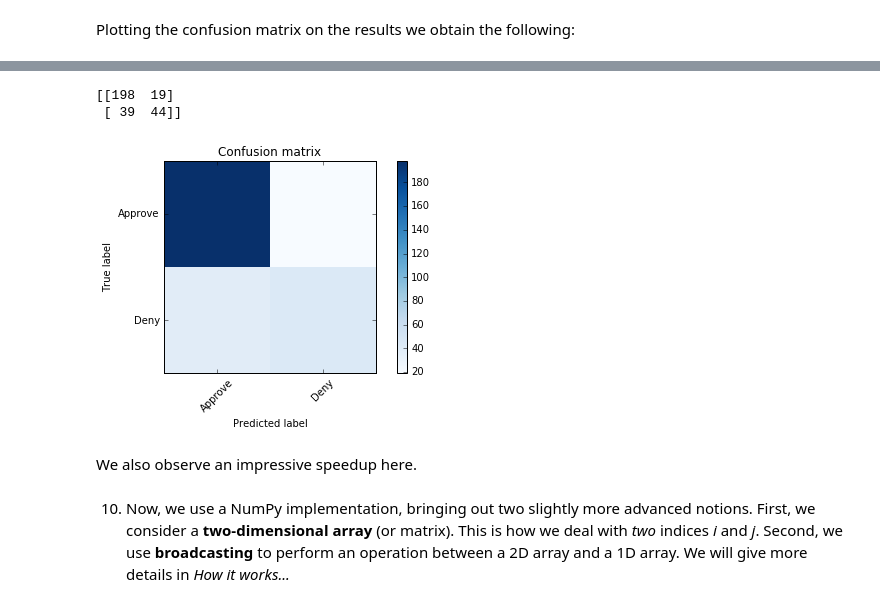
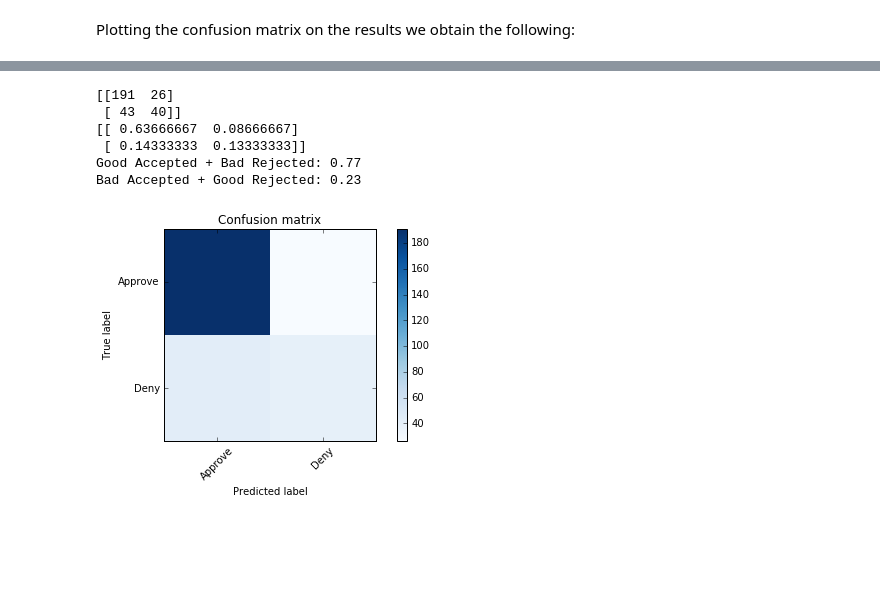
Before and after one commit to javierfdr/credit-scoring-analysis, a Jupyter notebook: src/credit_notebook.ipynb, the cells around one changed output, grey strips where cells are left out. Saved outputs shown, nothing was run; the diff lists cells and outputs as text; code cells hidden in the pictures; blank space fills up the shorter version.

```diff
--- a/src/credit_notebook.ipynb
+++ b/src/credit_notebook.ipynb
@@ -103,0 +215,24 @@ Plotting the confusion matrix on the results we obtain the following:
+# %%
+from sklearn.metrics import classification_report
+from scipy.stats import randint as sp_randint
+
+param_grid = [{"max_depth": [3, 5,10,15,20,30,40,70],
+               "max_features": [1, 3, 10,15,20]
+              }
+             ]
+
+clf = RandomForestClassifier(max_features = 'auto', max_depth=10)
+clf = GridSearchCV(clf, param_grid, cv=5, scoring='f1')
+clf.fit(X_train, y_train)
+
+print("Best parameters combination")
+print(clf.best_params_)
+print("F1 scores on each combination:")
+for params, mean_score, scores in clf.grid_scores_:
+    print("%0.3f (+/-%0.03f) for %r"
+          % (mean_score, scores.std() * 2, params))
+print("Detailed classification report:")
+y_true, y_pred = y_test, clf.predict(X_test)
+print(classification_report(y_true, y_pred))
+
+# Please wait, this could take a while
@@ -104,16 +257,30 @@ Plotting the confusion matrix on the results we obtain the following:
 # %%
 from sklearn.metrics import confusion_matrix
+from __future__ import division
+
 cm = confusion_matrix(y_test,y_pred)
-plotConfusionMatrix(cm,['Approve','Deny'])
+plot_confusion_matrix(cm,['Approve','Deny'])
 
+# brute confusion matrix values
 print cm
 TP = cm[0,0]
 TN = cm[0,1]
 FP = cm[1,0]
 FN = cm[1,1]
+
+# percentual confusion matrix values
+total = cm.sum()
+print cm / total
+print("Good Accepted + Bad Rejected: %0.2f "% ((cm[0,0]+cm[1,1])/total))
+print("Bad Accepted + Good Rejected: %0.2f "% ((cm[0,1]+cm[1,0])/total))
+
+# storing RDF results
+rdf_cm = cm
 # %% [output]
-[[198  19]
- [ 39  44]]
+[[191  26]
+ [ 43  40]]
+[[ 0.63666667  0.08666667]
+ [ 0.14333333  0.13333333]]
+Good Accepted + Bad Rejected: 0.77
+Bad Accepted + Good Rejected: 0.23
-[figure, old version]
+[figure, new version]
-# %% [markdown]
-We also observe an impressive speedup here.
@@ -125,2 +286,0 @@ d[:3]
-# %% [markdown]
-10. Now, we use a NumPy implementation, bringing out two slightly more advanced notions. First, we consider a **two-dimensional array** (or matrix). This is how we deal with *two* indices *i* and *j*. Second, we use **broadcasting** to perform an operation between a 2D array and a 1D array. We will give more details in *How it works...*
```
Also changed, not shown: parts of 18 cells of this notebook, 1 other file.
